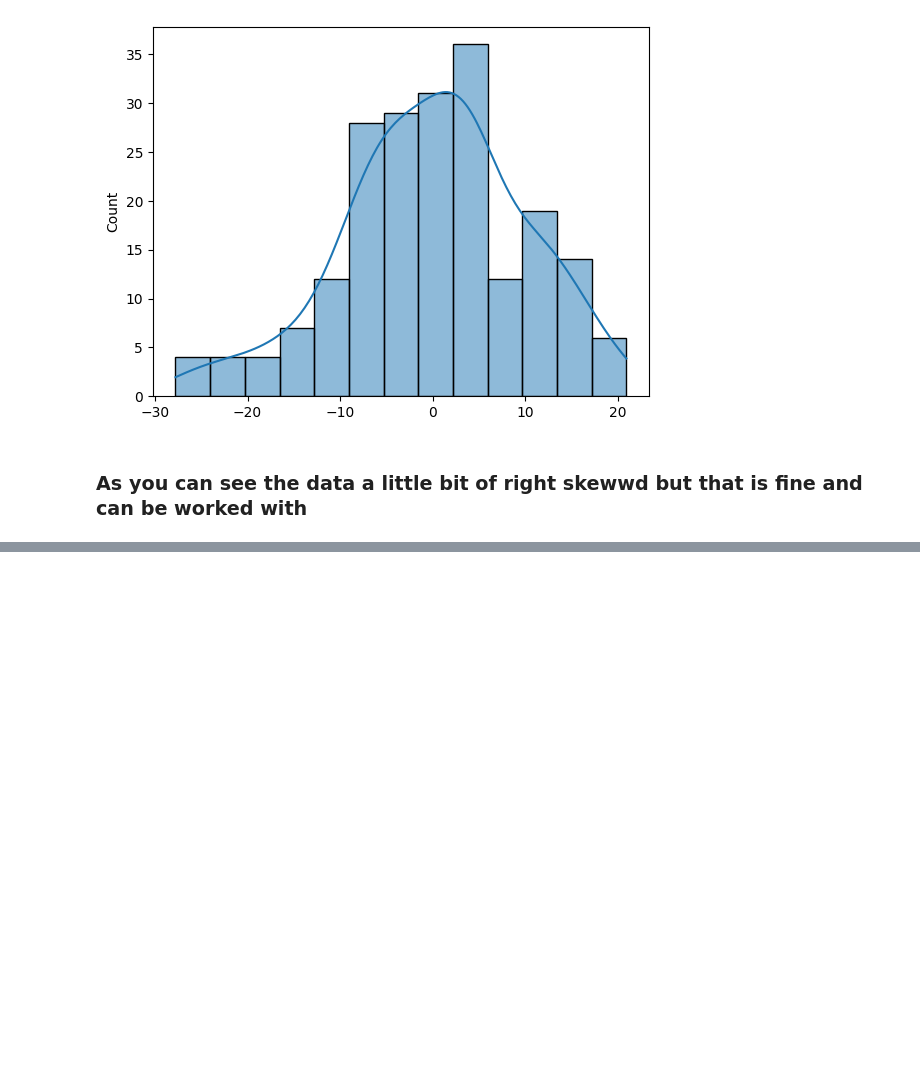
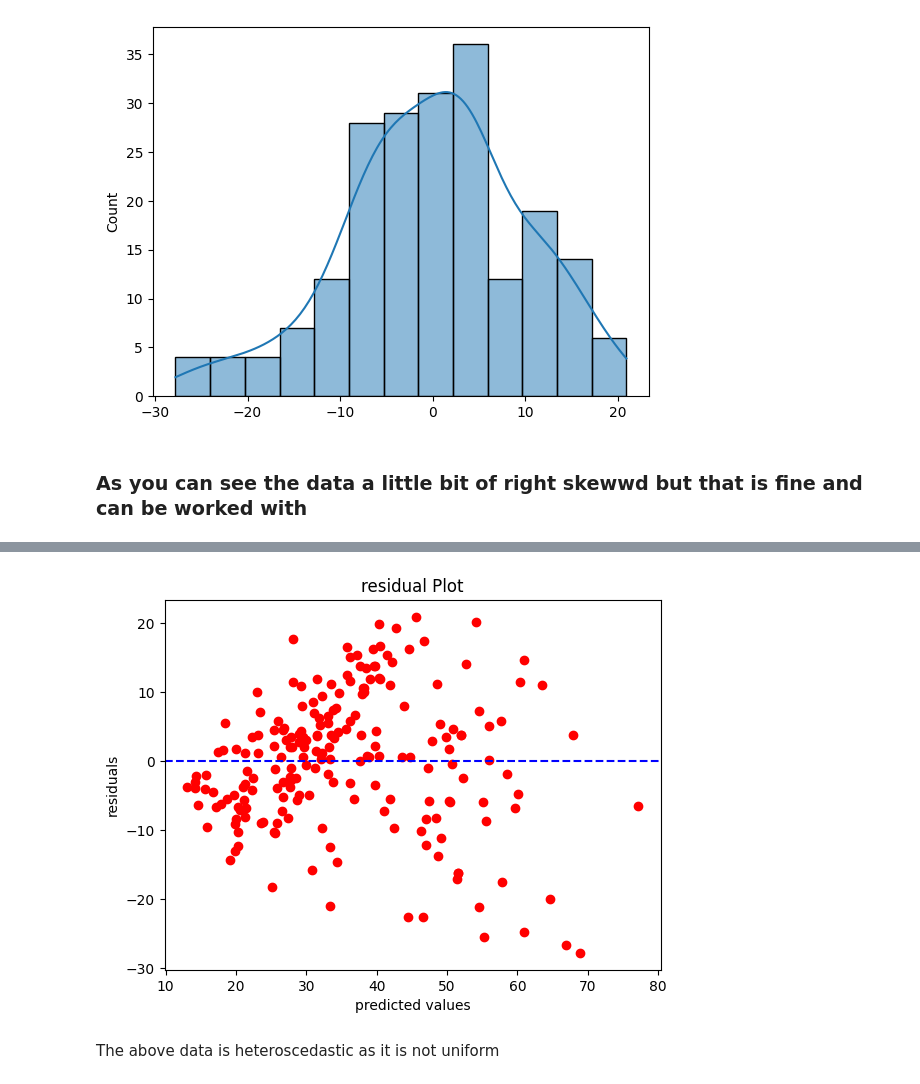
Before and after one commit to Alsanad-Opium/deep-learning-pytorch, a Jupyter notebook: MLandDL/ML/Assumptions of LinearRegession/assumption.ipynb, the cells around one changed output, grey strips where cells are left out. Saved outputs shown, nothing was run; the diff lists cells and outputs as text; code cells hidden in the pictures; blank space fills up the shorter version.

```diff
--- a/MLandDL/ML/Assumptions of LinearRegession/assumption.ipynb
+++ b/MLandDL/ML/Assumptions of LinearRegession/assumption.ipynb
@@ -206,0 +220,11 @@ plt.show()
+# %%
+plt.scatter(y_pred,residuals, c = ['red'])
+plt.axhline(y=0, color='blue', linestyle='--')
+plt.xlabel("predicted values")
+plt.ylabel("residuals")
+plt.title("residual Plot")
+plt.show()
+# %% [output]
+[figure, added]
+# %% [markdown]
+The above data is heteroscedastic as it is not uniform
```
Also changed, not shown: parts of 2 cells of this notebook.
